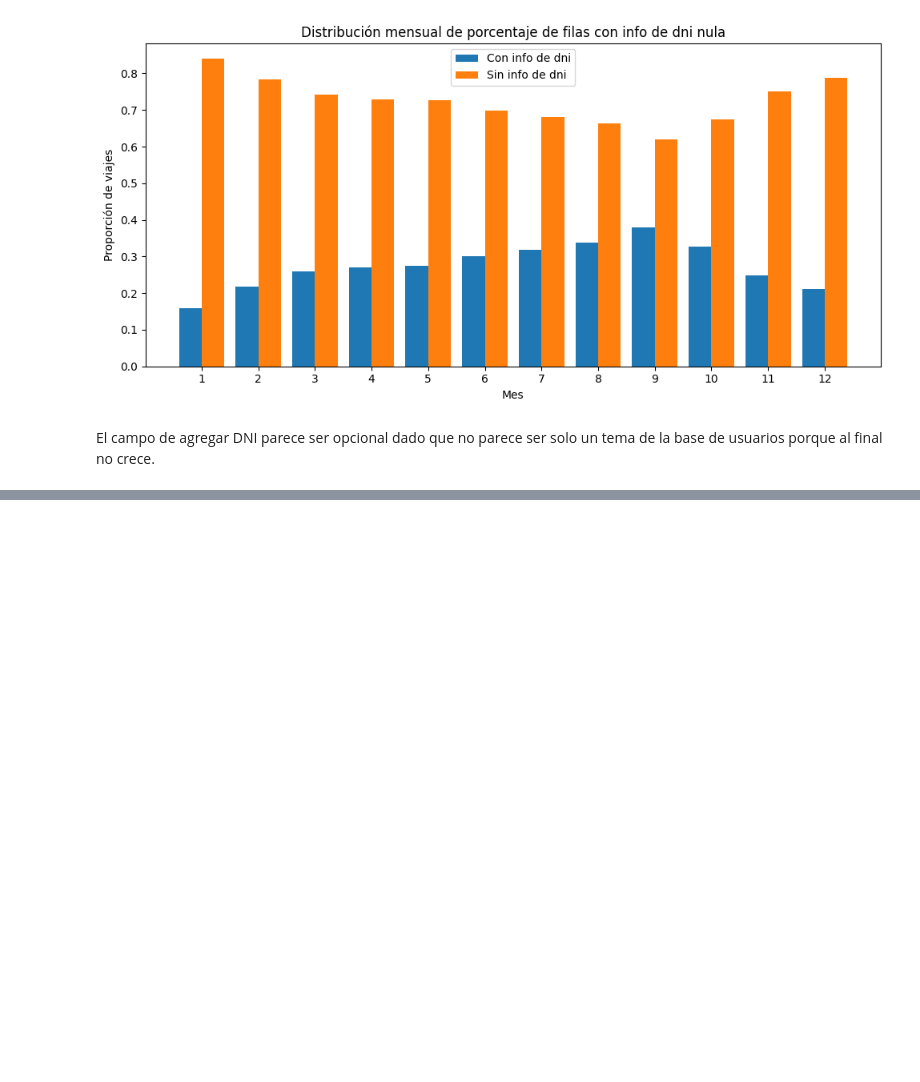
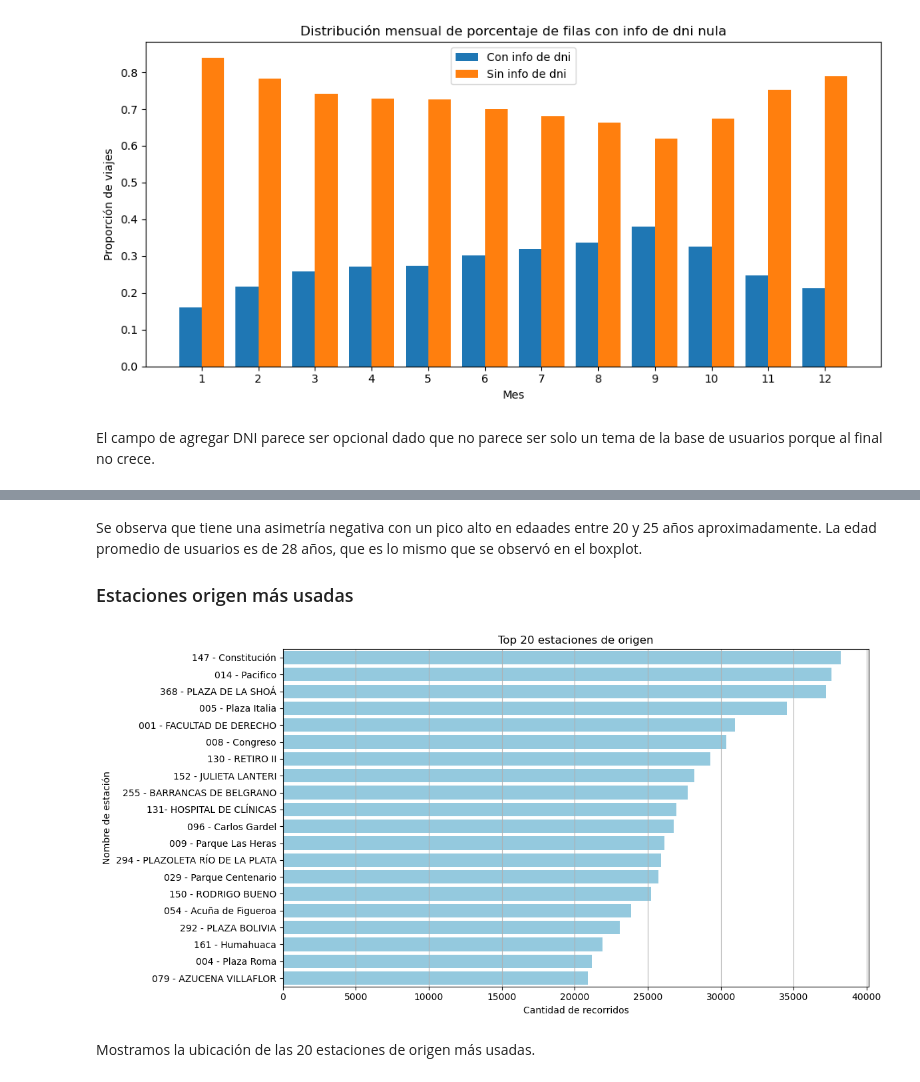
Before and after one commit to antonellagambarte/analisisDeDatos, a Jupyter notebook: tp1/tp1.ipynb, the cells around one changed output, grey strips where cells are left out. Drawn from its saved outputs; the diff is of its cells as text; code cells hidden in the pictures; blank space fills up the shorter version.

```diff
--- a/tp1/tp1.ipynb
+++ b/tp1/tp1.ipynb
@@ -477,0 +535,22 @@ El campo de agregar DNI parece ser opcional dado que no parece ser solo un tema
+# %% [markdown]
+Se observa que tiene una asimetría negativa con un pico alto en edaades entre 20 y 25 años aproximadamente. La edad promedio de usuarios es de 28 años, que es lo mismo que se observó en el boxplot.
+
+### Estaciones origen más usadas
+# %%
+# Contamos los recorridos por estación de origen. Tomamos sólo las primeras 20.
+top_estaciones = df_recorridos['nombre_estacion_origen'].value_counts().head(20)
+
+# Gráfico de barras
+plt.figure(figsize=(12, 6))
+sns.barplot(x=top_estaciones.values, y=top_estaciones.index, color='skyblue')
+
+plt.title('Top 20 estaciones de origen')
+plt.xlabel('Cantidad de recorridos')
+plt.ylabel('Nombre de estación')
+plt.grid(axis='x')
+plt.tight_layout()
+plt.show()
+# %% [output]
+[figure, added]
+# %% [markdown]
+Mostramos la ubicación de las 20 estaciones de origen más usadas.
```
Also changed, not shown: parts of 35 cells of this notebook.
